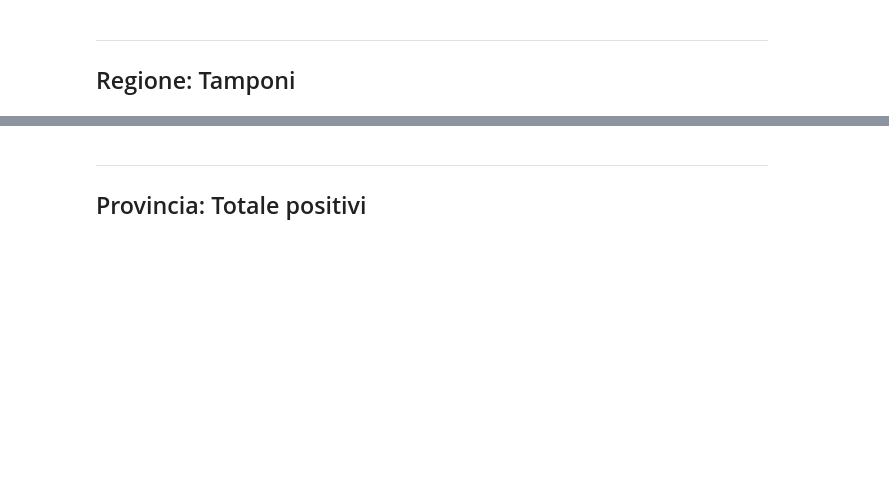
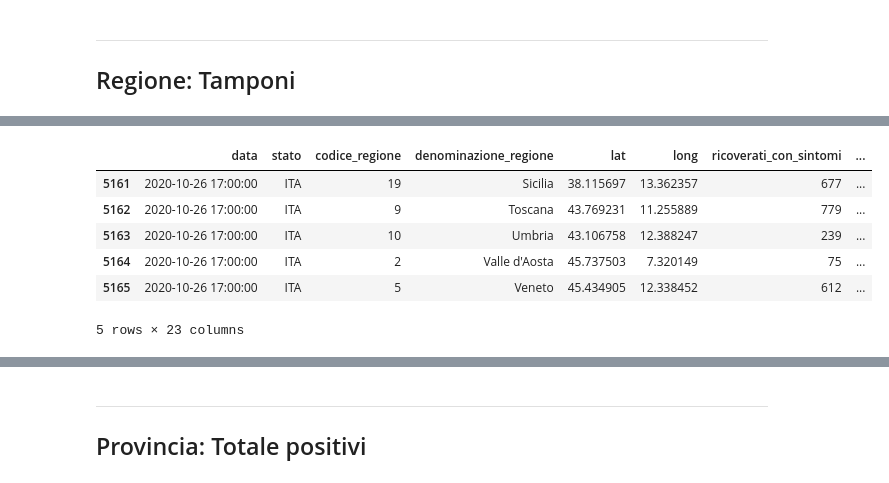
Before and after one commit to marconardon/covid-dashboard, a Jupyter notebook: COVID-19 Italia.ipynb, the cells around one changed output, grey strips where cells are left out. Drawn from its saved outputs; the diff is of its cells as text; code cells hidden in the pictures; blank space fills up the shorter version.

```diff
--- a/COVID-19 Italia.ipynb
+++ b/COVID-19 Italia.ipynb
@@ -247,0 +247,10 @@ graph_tamp_reg
+# %%
+df_reg.tail()
+# %% [output]
+|  | data | stato | codice_regione | denominazione_regione | lat | long | ricoverati_con_sintomi | ... |
+| 5161 | 2020-10-26 17:00:00 | ITA | 19 | Sicilia | 38.115697 | 13.362357 | 677 | ... |
+| 5162 | 2020-10-26 17:00:00 | ITA | 9 | Toscana | 43.769231 | 11.255889 | 779 | ... |
+| 5163 | 2020-10-26 17:00:00 | ITA | 10 | Umbria | 43.106758 | 12.388247 | 239 | ... |
+| 5164 | 2020-10-26 17:00:00 | ITA | 2 | Valle d'Aosta | 45.737503 | 7.320149 | 75 | ... |
+| 5165 | 2020-10-26 17:00:00 | ITA | 5 | Veneto | 45.434905 | 12.338452 | 612 | ... |
+5 rows × 23 columns
```
Also changed, not shown: parts of 7 cells of this notebook.
